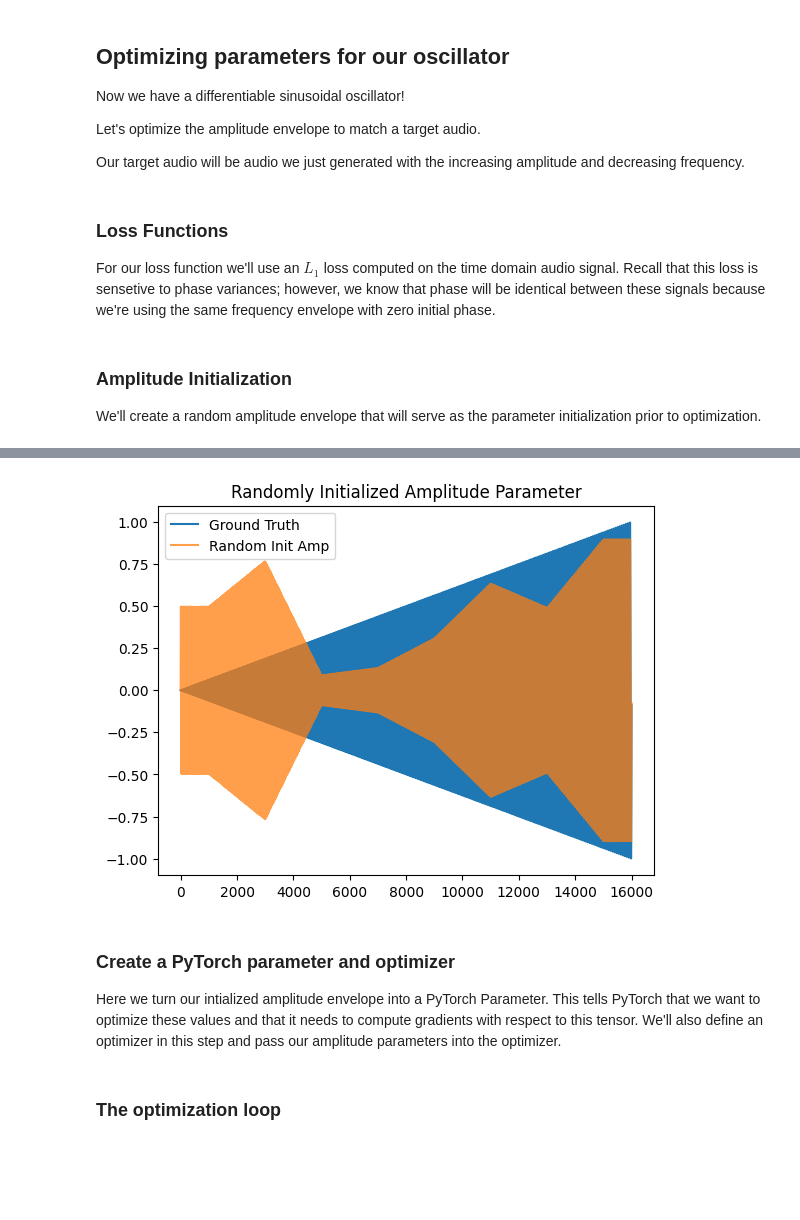
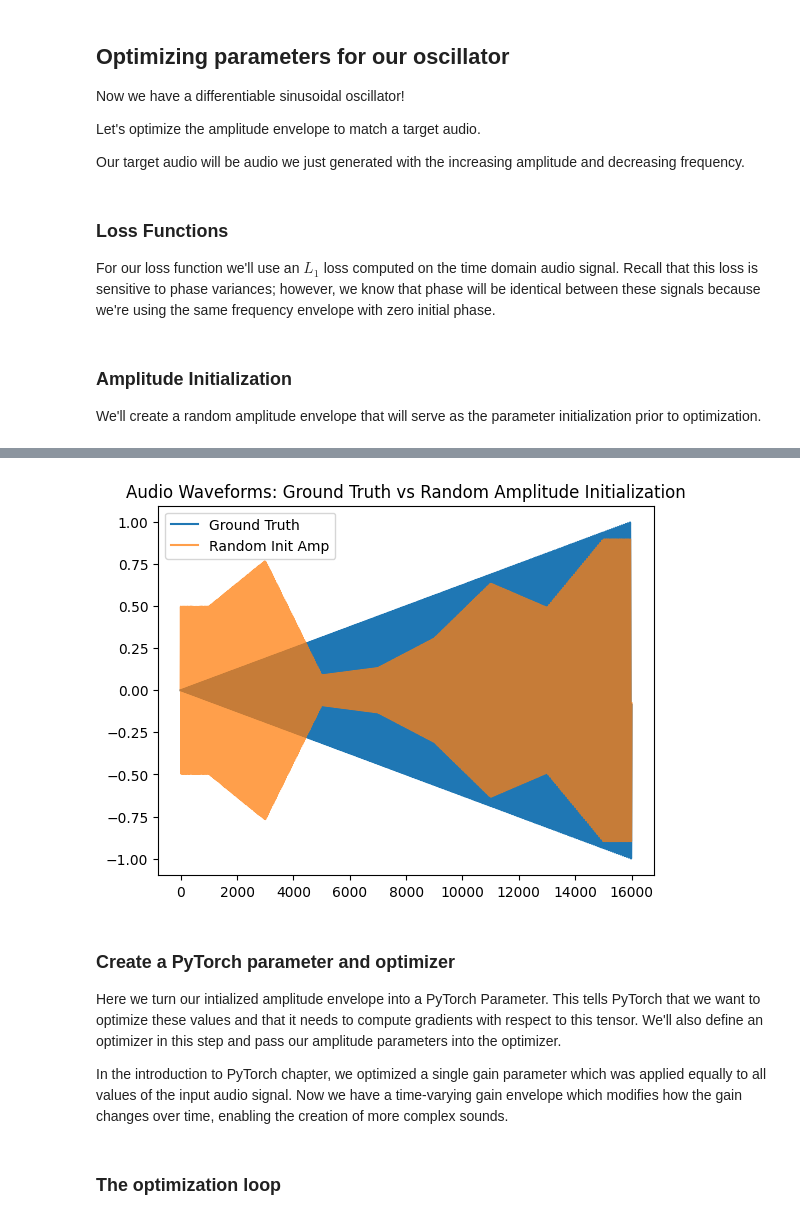
Before and after one commit to intro2ddsp/intro2ddsp.github.io, a Jupyter notebook: synths/01_oscillator.ipynb, the cells around one changed output, grey strips where cells are left out. Saved outputs shown, nothing was run; the diff lists cells and outputs as text; code cells hidden in the pictures; blank space fills up the shorter version.

```diff
--- a/synths/01_oscillator.ipynb
+++ b/synths/01_oscillator.ipynb
@@ -198,7 +212,7 @@ y = sinusoid(amplitude, frequency)
 ### Loss Functions
 
 For our loss function we'll use an $L_1$ loss computed on the time domain
-audio signal. Recall that this loss is sensetive to phase variances; however, we know
+audio signal. Recall that this loss is sensitive to phase variances; however, we know
 that phase will be identical between these signals because we're using the same frequency
 envelope with zero initial phase.
 # %% [markdown]
@@ -222,16 +236,20 @@ ipd.Audio(y_hat[0].numpy(), rate=sample_rate, normalize=False)
 # %%
 plt.plot(y[0].numpy(), label="Ground Truth")
 plt.plot(y_hat[0].numpy(), alpha=0.75, label="Random Init Amp")
 plt.legend()
-plt.title("Randomly Initialized Amplitude Parameter")
+plt.title("Audio Waveforms: Ground Truth vs Random Amplitude Initialization")
 plt.show()
 # %% [output]
-[figure, old version]
+[figure, new version]
 # %% [markdown]
 ### Create a PyTorch parameter and optimizer
 Here we turn our intialized amplitude envelope into a PyTorch Parameter. This tells PyTorch
 that we want to optimize these values and that it needs to compute gradients with respect to this tensor.
 We'll also define an optimizer in this step and pass our amplitude parameters into the optimizer.
+
+In the introduction to PyTorch chapter, we optimized a single gain parameter which was applied
+equally to all values of the input audio signal. Now we have a time-varying gain envelope
+which modifies how the gain changes over time, enabling the creation of more complex sounds.
 # %%
 amp_param = torch.nn.Parameter(rand_amp)
 optimizer = torch.optim.Adam([amp_param], lr=0.01)
```
Also changed, not shown: parts of 6 cells of this notebook.
